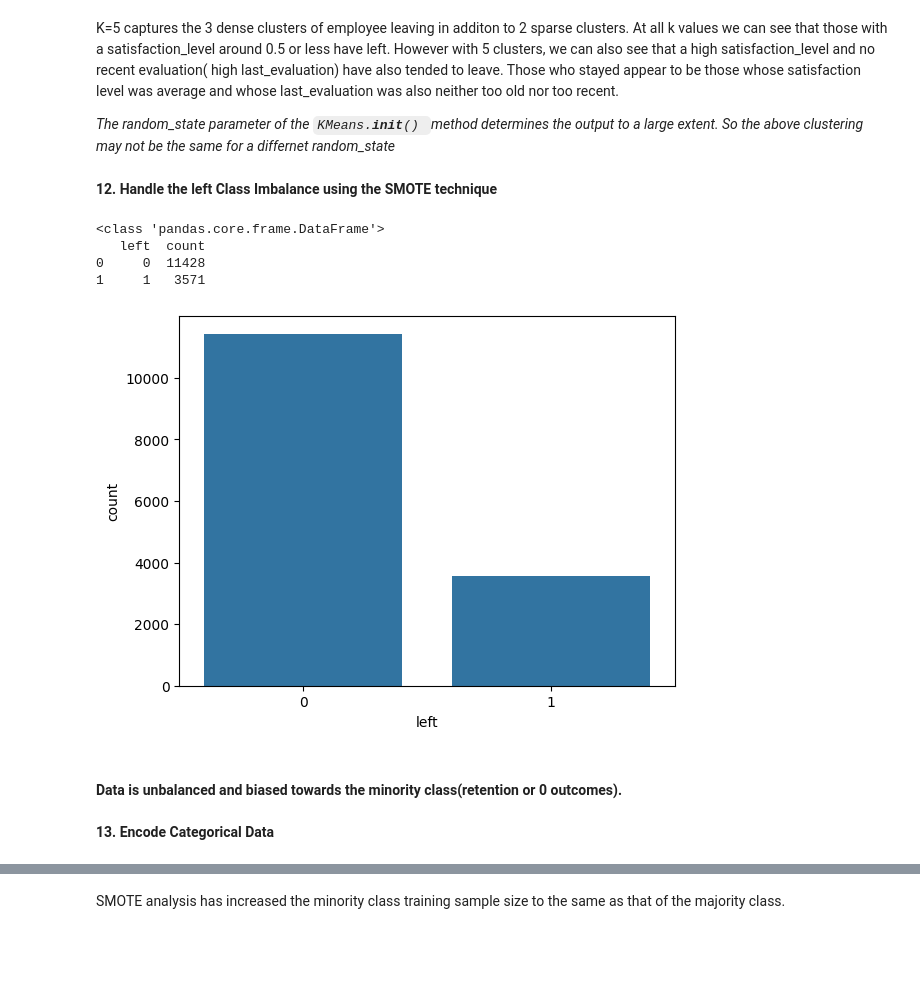
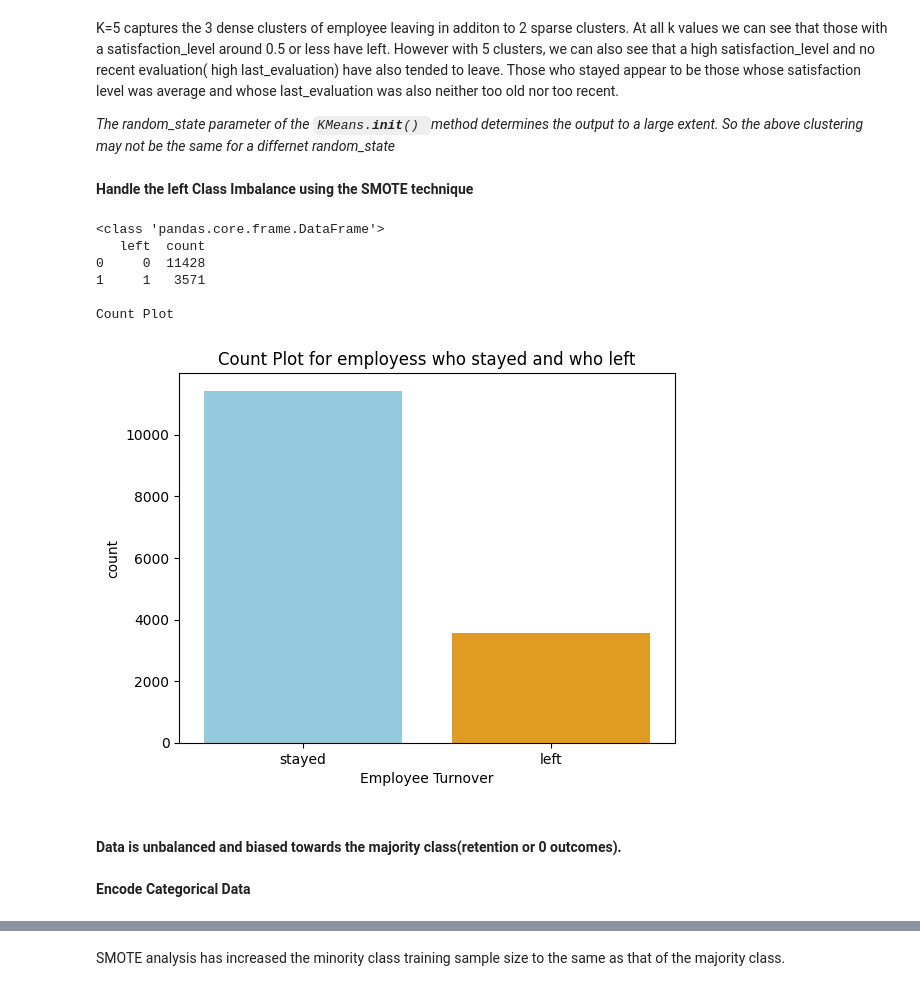
Before and after one commit to tksundar/employee_turnover, a Jupyter notebook: employee_turnover.ipynb, the cells around one changed output, grey strips where cells are left out. Drawn from its saved outputs; the diff is of its cells as text; code cells hidden in the pictures; blank space fills up the shorter version.

```diff
--- a/employee_turnover.ipynb
+++ b/employee_turnover.ipynb
@@ -154,0 +77,8 @@ array(['sales', 'accounting', 'hr', 'technical', 'support', 'management',
+# %%
+outlier_columns = ['time_spend_company','Work_accident','promotion_last_5years']
+data = hr_data.loc[:,outlier_columns]
+data.plot(kind='hist', subplots=True, layout=(1,3), sharex=False, sharey=False, figsize=(10,5), legend='top',
+                                      title='Distributions of variables with outliers')
+
+plt.tight_layout()
+plt.show()
@@ -155 +130,3 @@ array(['sales', 'accounting', 'hr', 'technical', 'support', 'management',
+# %%
+hr_data.drop(['Work_accident','promotion_last_5years'], axis = 1, inplace=True)
 # %% [markdown]
@@ -334,25 +360,32 @@ K=5 captures the 3 dense clusters of employee leaving in additon to 2 sparse clu
 
 <i>The random_state parameter of the <code>KMeans.__init__() </code>method determines the output to a large extent. So the above clustering may not be the same for a differnet random_state</i>
 # %% [markdown]
-**12. Handle the left Class Imbalance using the SMOTE technique**
+**Handle the left Class Imbalance using the SMOTE technique**
 # %%
 import seaborn as sns
 import matplotlib.pyplot as plt
 class_values = pd.DataFrame(hr_data.value_counts('left')).reset_index()
 print(type(class_values))
 print(class_values)
-sns.barplot(data=class_values,x='left',y='count')
+print('\nCount Plot\n')
+sns.barplot(data=class_values,x='left',y='count', palette = ['skyblue', 'orange'])
+plt.title('Count Plot for employess who stayed and who left')
+plt.xlabel('Employee Turnover')
+plt.ylabel('count')
+plt.xticks([0,1],['stayed','left'])
 plt.show()
 # %% [output]
 <class 'pandas.core.frame.DataFrame'>
    left  count
 0     0  11428
 1     1   3571
+
+Count Plot
-[figure, old version]
+[figure, new version]
 # %% [markdown]
-#### Data is  unbalanced and biased towards the minority class(retention or 0 outcomes).  ####
+#### Data is  unbalanced and biased towards the majority class(retention or 0 outcomes).  ####
 # %% [markdown]
-**13. Encode Categorical Data**
+**Encode Categorical Data**
 # %%
 # we can do all of the above in one line of code as the dataset contains just
 # one categorical column, viz., dept. We have already encoded the salary column
```
Also changed, not shown: parts of 53 cells of this notebook.
